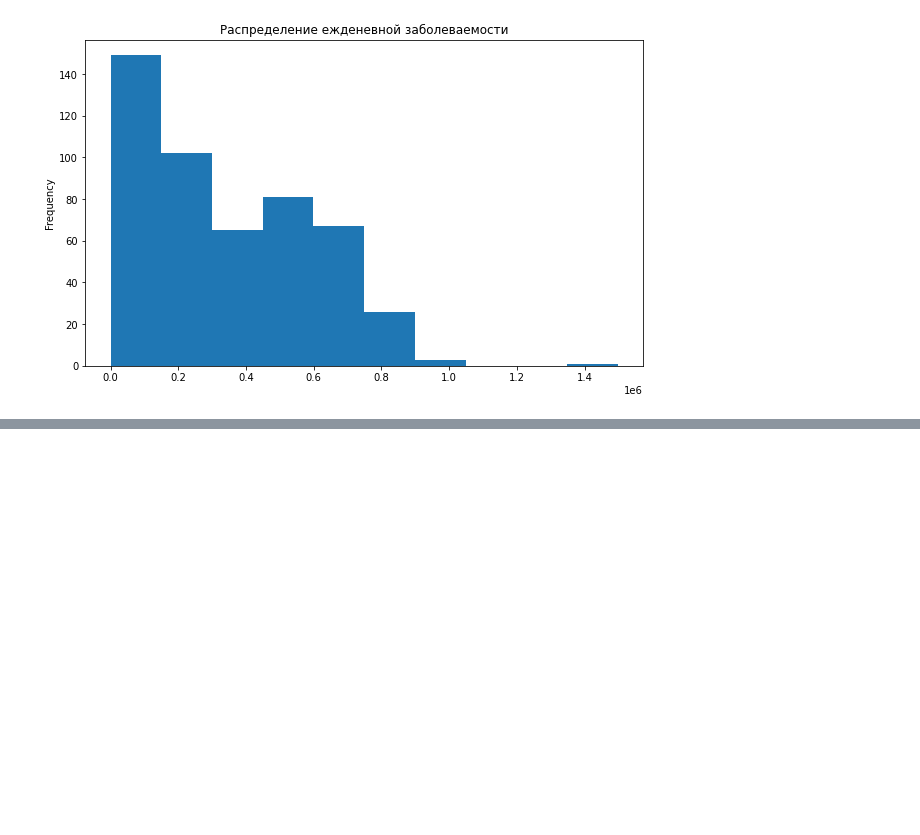
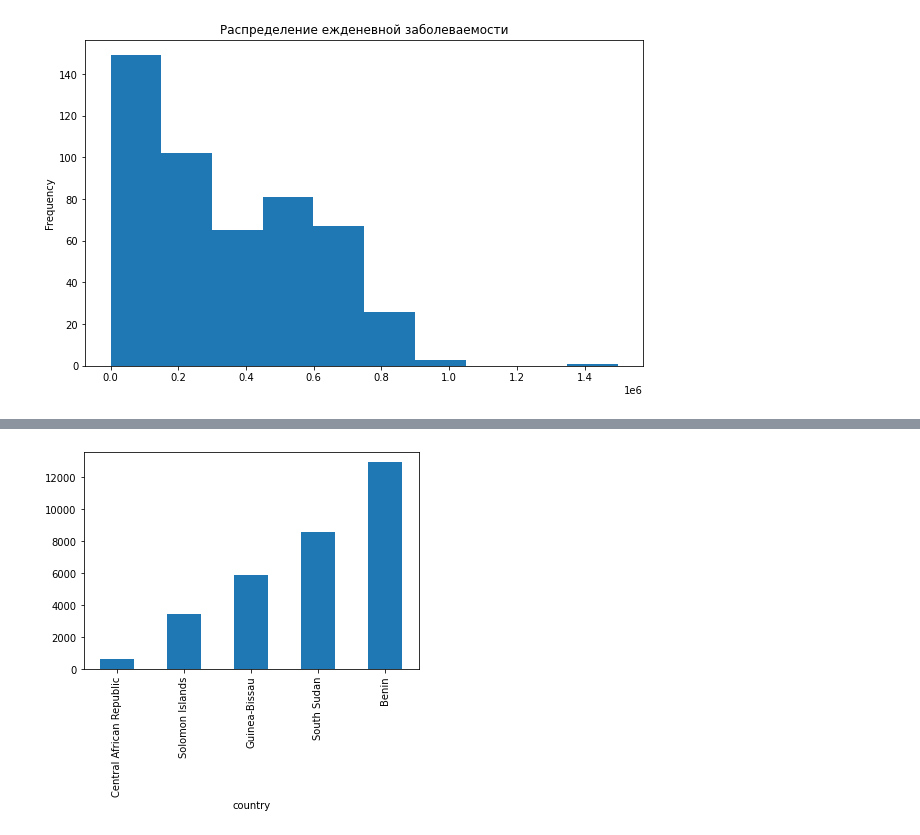
Before and after one commit to Karayushii/py13-master, a Jupyter notebook: main.ipynb, the cells around one changed output, grey strips where cells are left out. Cells and saved outputs as stored; diff of their text form; code cells hidden in the pictures; blank space fills up the shorter version.

```diff
--- a/main.ipynb
+++ b/main.ipynb
@@ -159,0 +194,4 @@ grouped_cases.plot(
+# %%
+covid_df.groupby(['country'])['total_vaccinations'].last().nsmallest(5).plot(kind='bar');
+# %% [output]
+[figure, added]
```
Also changed, not shown: parts of 11 cells of this notebook.
